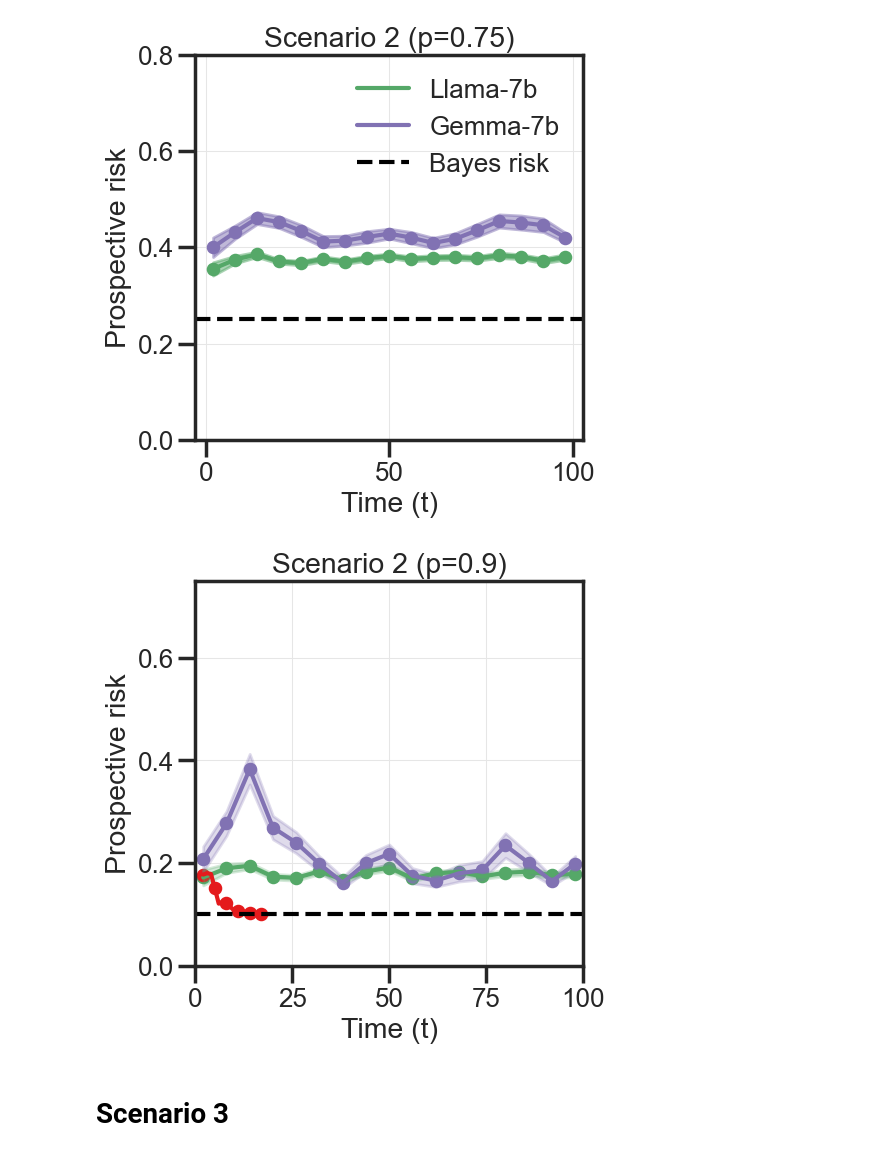
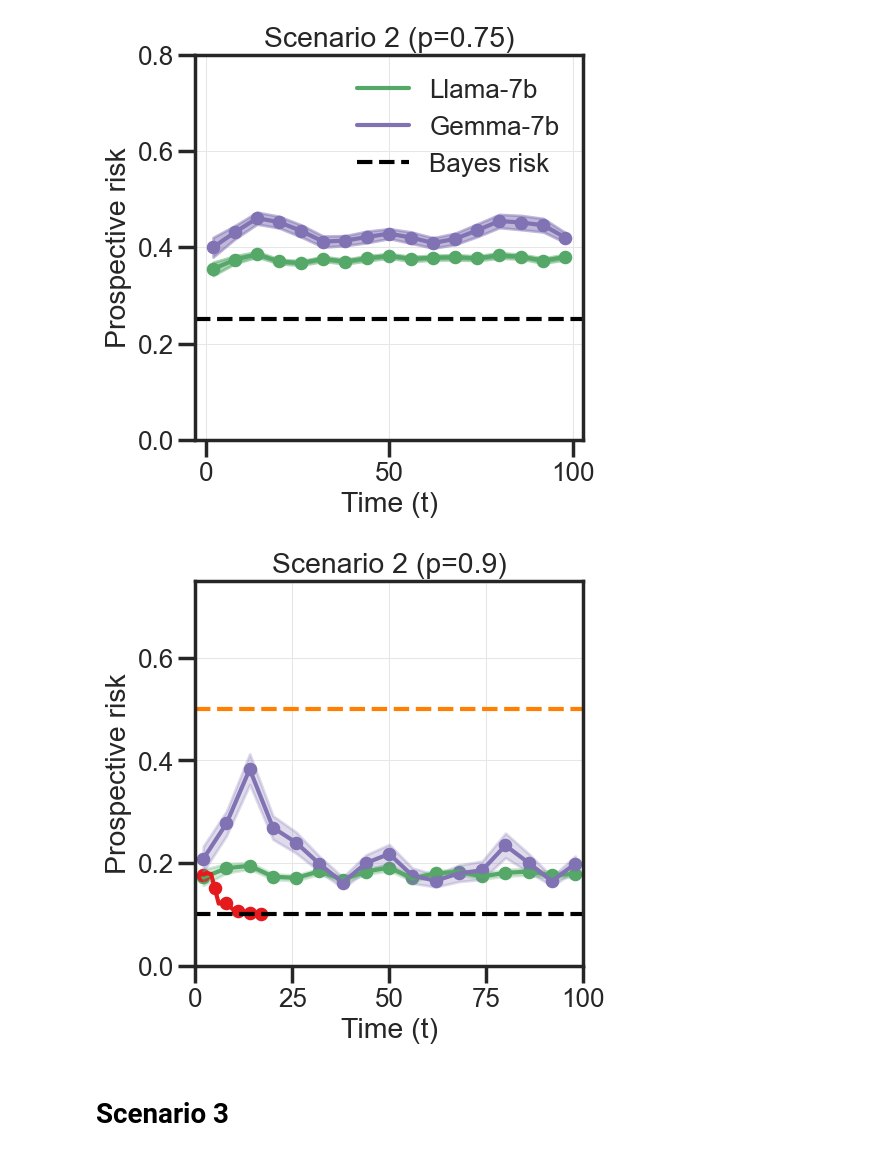
Before and after one commit to Laknath1996/ProL, a Jupyter notebook: llm/notebooks/llm_prob.ipynb, the cells around one changed output. Drawn from its saved outputs; the diff is of its cells as text; code cells hidden in the pictures.

```diff
--- a/llm/notebooks/llm_prob.ipynb
+++ b/llm/notebooks/llm_prob.ipynb
@@ -304,34 +306,36 @@ plt.figure(figsize=(5, 5))
 plt.plot(perf[:, 0], llama_s2.mean(1)[:, 1])
 plt.plot(perf[:, 0], perf[:, 1])
 plt.plot(mle_x, mean_mle)
 
 plt.axhline(y=0.1, color='black', linestyle='--')
+plt.axhline(y=0.5, color='#ff7f00', linestyle='--')
+
 
 plt.scatter(perf[:, 0], llama_s2.mean(1)[:, 1], s=60)
 plt.scatter(perf[:, 0], perf[:, 1], s=60)
 plt.scatter(mle_x[::3], mean_mle[::3], s=60)
 
 
 plt.fill_between(perf[:, 0], mean - std, mean + std, alpha=0.25, color='C1')
 plt.fill_between(perf[:, 0], mean_l - std_l, mean_l + std_l, alpha=0.25, color='C0')
 plt.fill_between(mle_x, mean_mle - std_mle, mean_mle + std_mle, alpha=0.25, color='C2')
 
 
 plt.ylim([0, 0.75])
 plt.xlim([0, 100])
 
 plt.title("Scenario 2 (p=0.9)")
 plt.xlabel("Time (t)")
 plt.ylabel("Prospective risk")
 #plt.legend(["Llama-7b", "Gemma-7b", 'Prospective', 'Bayes risk'])
 
 plt.savefig("../figures/jun9/scenario2_p90.pdf", bbox_inches="tight")
 plt.savefig("../figures/jun9/scenario2_p90.svg", bbox_inches="tight")
 
 
 plt.show()
 # %% [output]
-[figure, old version]
+[figure, new version]
 # %% [markdown]
 # Scenario 3
 # %%
```
Also changed, not shown: parts of 3 cells of this notebook, 17 other files.
